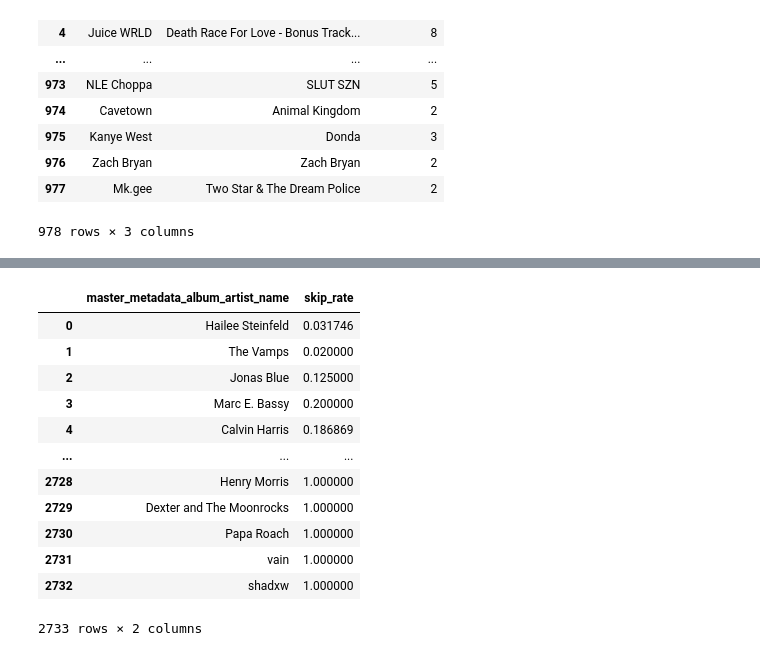
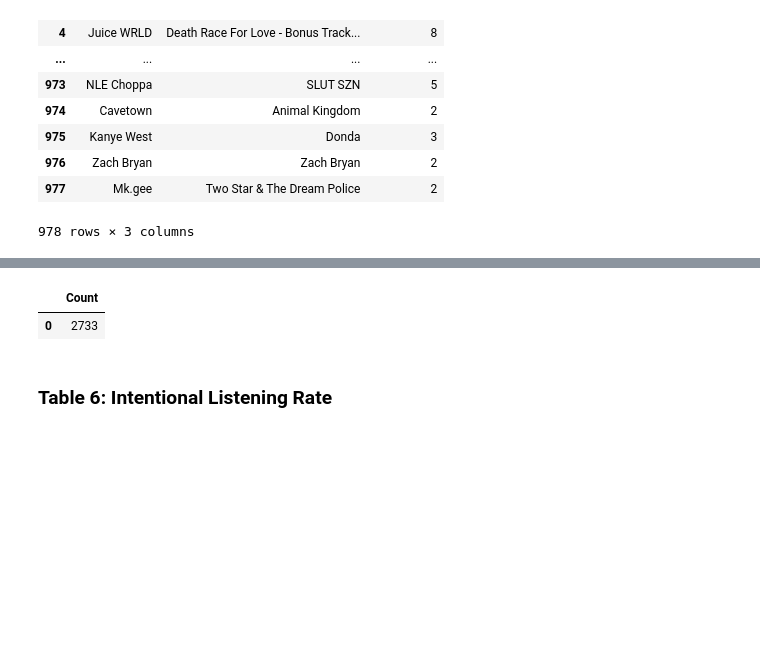
Before and after one commit to Saikeertanagubbala/Concerts4Superfans, a Jupyter notebook: json_cleaning.ipynb, the cells around one changed output, grey strips where cells are left out. Drawn from its saved outputs; the diff is of its cells as text; code cells hidden in the pictures; blank space fills up the shorter version.

```diff
--- a/json_cleaning.ipynb
+++ b/json_cleaning.ipynb
@@ -205,21 +171,12 @@ conn.execute("SELECT master_metadata_album_artist_name, COUNT(DISTINCT strftime(
 # %%
 # Skip rate per artist, higher = you skip the artist most of the time, lower = you let them play out.
-conn.execute("SELECT master_metadata_album_artist_name, AVG(CAST(skipped AS INT)) as skip_rate" \
+conn.execute("CREATE TABLE skip_rate AS SELECT master_metadata_album_artist_name, AVG(CAST(skipped AS INT)) as skip_rate" \
 " FROM podcast_dropped" \
 " GROUP BY master_metadata_album_artist_name").df()
 # %% [output]
-|  | master_metadata_album_artist_name | skip_rate |
-| 0 | Hailee Steinfeld | 0.031746 |
-| 1 | The Vamps | 0.020000 |
-| 2 | Jonas Blue | 0.125000 |
-| 3 | Marc E. Bassy | 0.200000 |
-| 4 | Calvin Harris | 0.186869 |
-| ... | ... | ... |
-| 2728 | Henry Morris | 1.000000 |
-| 2729 | Dexter and The Moonrocks | 1.000000 |
-| 2730 | Papa Roach | 1.000000 |
-| 2731 | vain | 1.000000 |
-| 2732 | shadxw | 1.000000 |
+|  | Count |
+| 0 | 2733 |
-2733 rows × 2 columns
+# %% [markdown]
+### Table 6: Intentional Listening Rate
 # %%
 # Intentional listening rate: percentage of plays where reason_start IN ('clickrow', 'playbtn', 'backbtn') per artist.
```
Also changed, not shown: parts of 15 cells of this notebook.
